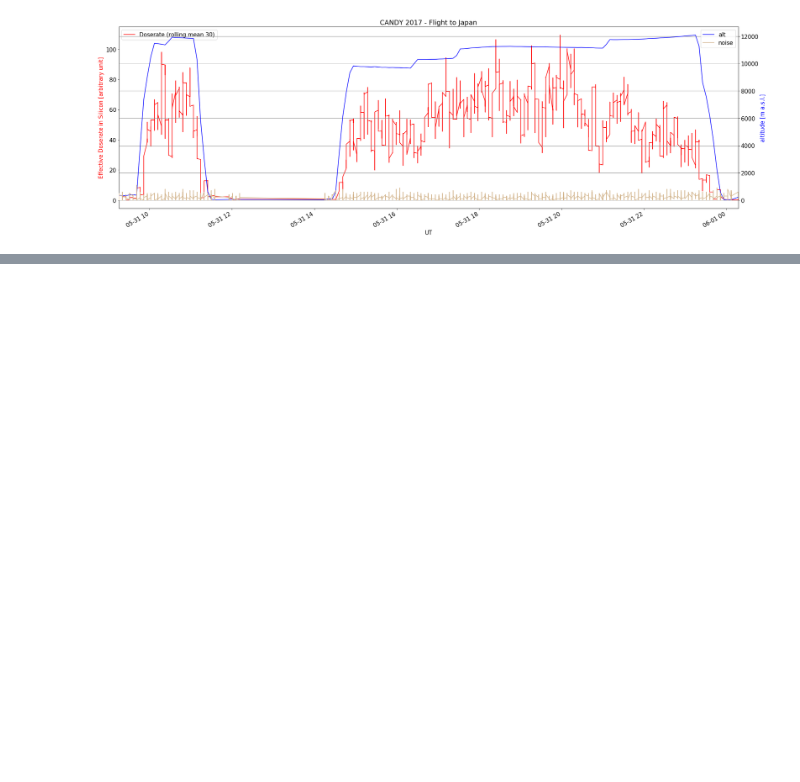
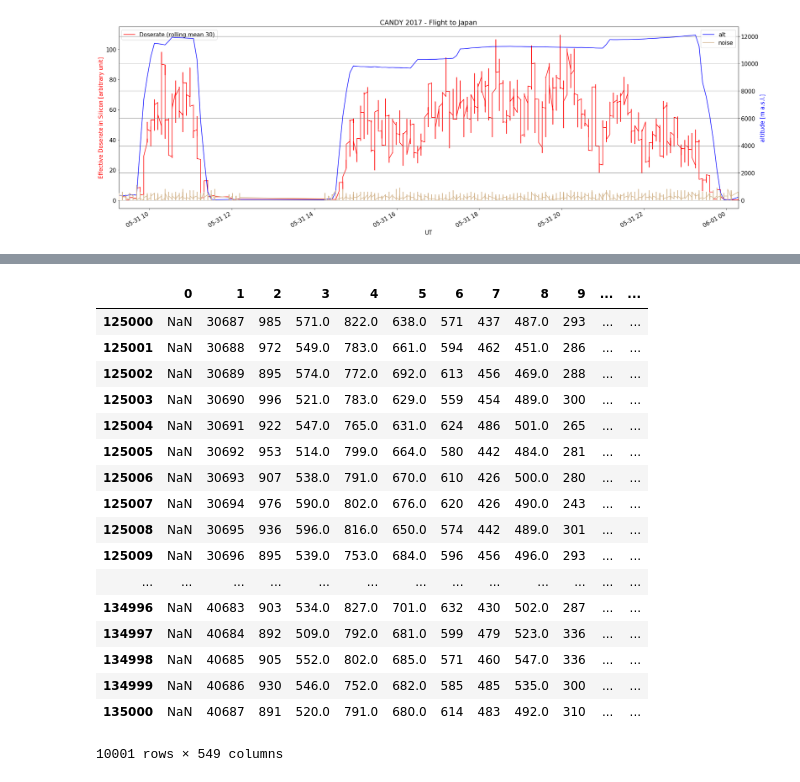
Before and after one commit to ODZ-UJF-AV-CR/AIRDOS-parser, a Jupyter notebook: AIRDOS_calibration.ipynb, the cells around one changed output, grey strips where cells are left out. Drawn from its saved outputs; the diff is of its cells as text; code cells hidden in the pictures; blank space fills up the shorter version.

```diff
--- a/AIRDOS_calibration.ipynb
+++ b/AIRDOS_calibration.ipynb
@@ -325,0 +384,21 @@ See the caveats in the documentation: http://pandas.pydata.org/pandas-docs/stabl
+# %%
+xx
+# %% [output]
+|  | 0 | 1 | 2 | 3 | 4 | 5 | 6 | 7 | 8 | 9 | ... | ... |
+| 125000 | NaN | 30687 | 985 | 571.0 | 822.0 | 638.0 | 571 | 437 | 487.0 | 293 | ... | ... |
+| 125001 | NaN | 30688 | 972 | 549.0 | 783.0 | 661.0 | 594 | 462 | 451.0 | 286 | ... | ... |
+| 125002 | NaN | 30689 | 895 | 574.0 | 772.0 | 692.0 | 613 | 456 | 469.0 | 288 | ... | ... |
+| 125003 | NaN | 30690 | 996 | 521.0 | 783.0 | 629.0 | 559 | 454 | 489.0 | 300 | ... | ... |
+| 125004 | NaN | 30691 | 922 | 547.0 | 765.0 | 631.0 | 624 | 486 | 501.0 | 265 | ... | ... |
+| 125005 | NaN | 30692 | 953 | 514.0 | 799.0 | 664.0 | 580 | 442 | 484.0 | 281 | ... | ... |
+| 125006 | NaN | 30693 | 907 | 538.0 | 791.0 | 670.0 | 610 | 426 | 500.0 | 280 | ... | ... |
+| 125007 | NaN | 30694 | 976 | 590.0 | 802.0 | 676.0 | 620 | 426 | 490.0 | 243 | ... | ... |
+| 125008 | NaN | 30695 | 936 | 596.0 | 816.0 | 650.0 | 574 | 442 | 489.0 | 301 | ... | ... |
+| 125009 | NaN | 30696 | 895 | 539.0 | 753.0 | 684.0 | 596 | 456 | 496.0 | 293 | ... | ... |
+| ... | ... | ... | ... | ... | ... | ... | ... | ... | ... | ... | ... | ... |
+| 134996 | NaN | 40683 | 903 | 534.0 | 827.0 | 701.0 | 632 | 430 | 502.0 | 287 | ... | ... |
+| 134997 | NaN | 40684 | 892 | 509.0 | 792.0 | 681.0 | 599 | 479 | 523.0 | 336 | ... | ... |
+| 134998 | NaN | 40685 | 905 | 552.0 | 802.0 | 685.0 | 571 | 460 | 547.0 | 336 | ... | ... |
+| 134999 | NaN | 40686 | 930 | 546.0 | 752.0 | 682.0 | 585 | 485 | 535.0 | 300 | ... | ... |
+| 135000 | NaN | 40687 | 891 | 520.0 | 791.0 | 680.0 | 614 | 483 | 492.0 | 310 | ... | ... |
+10001 rows × 549 columns
```
Also changed, not shown: parts of 4 cells of this notebook, 3 other files.
